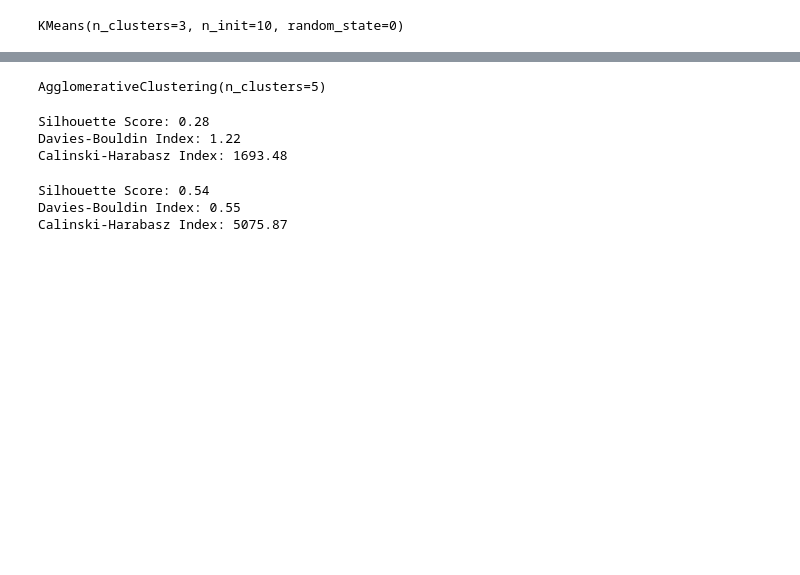
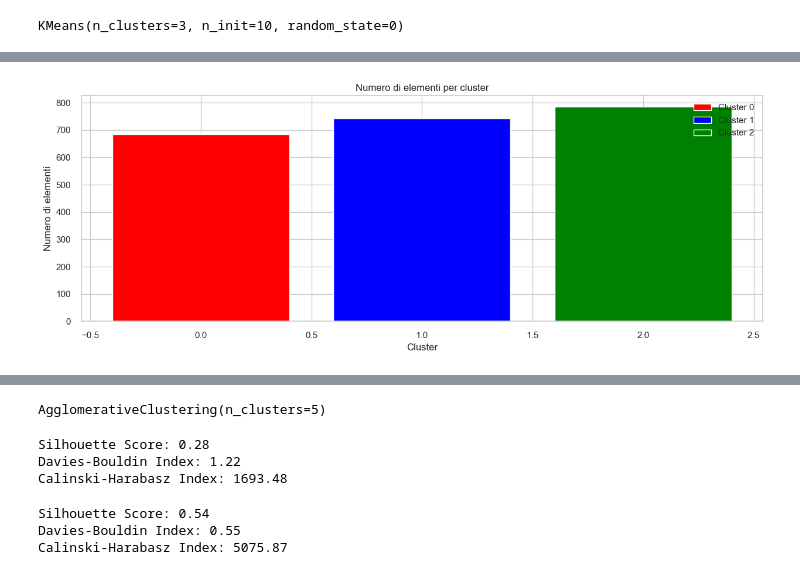
Before and after one commit to nicolaronchini/Clustering, a Jupyter notebook: clustering.ipynb, the cells around one changed output, grey strips where cells are left out. Cells and saved outputs as stored; diff of their text form; code cells hidden in the pictures; blank space fills up the shorter version.

```diff
--- a/clustering.ipynb
+++ b/clustering.ipynb
@@ -592,0 +593,29 @@ plt.legend()
+# %%
+# Definizione dei colori per i cluster
+cluster_colors = ['red', 'blue', 'green']
+
+# Impostare lo stile di seaborn
+sns.set_theme(style="whitegrid")
+
+# Creazione del grafico a barre con mappa di colori
+plt.figure(figsize=(15, 5))
+
+# Iterazione attraverso i cluster
+for cluster in range(3):
+    # Seleziona le righe corrispondenti a questo cluster
+    cluster_data = newData[newData['Class'] == cluster]
+    # Calcola il numero di righe per questo cluster
+    count = cluster_data.shape[0]
+    # Traccia una barra per questo cluster con il colore corrispondente
+    plt.bar(cluster, count, color=cluster_colors[cluster], label=f'Cluster {cluster}')
+
+# Etichette degli assi
+plt.xlabel('Cluster')
+plt.ylabel('Numero di elementi')
+plt.title('Numero di elementi per cluster')
+# Aggiungi la legenda
+plt.legend()
+# Mostra il grafico
+plt.show()
+# %% [output]
+[figure, added]
```
Also changed, not shown: parts of 43 cells of this notebook.
